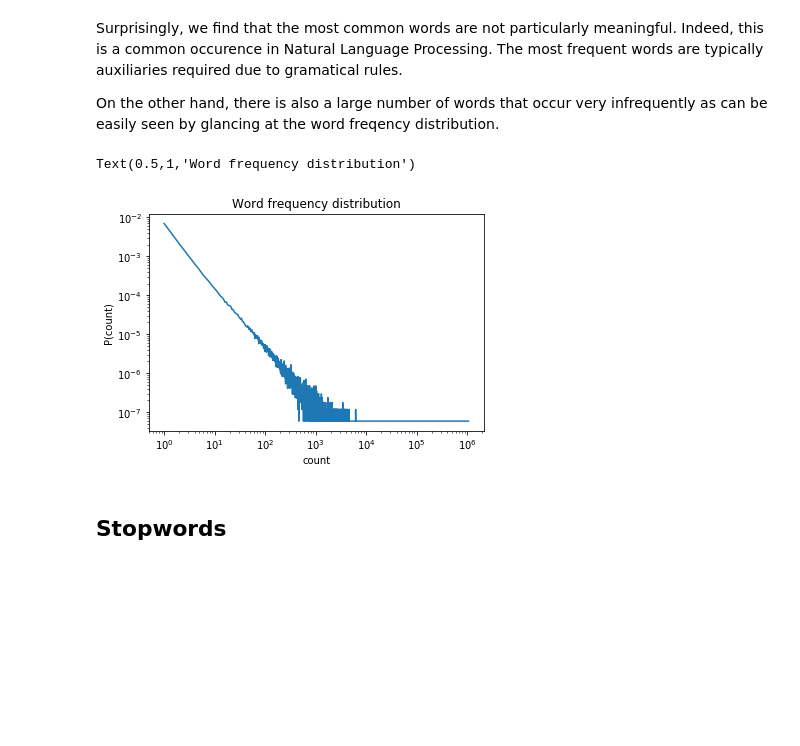
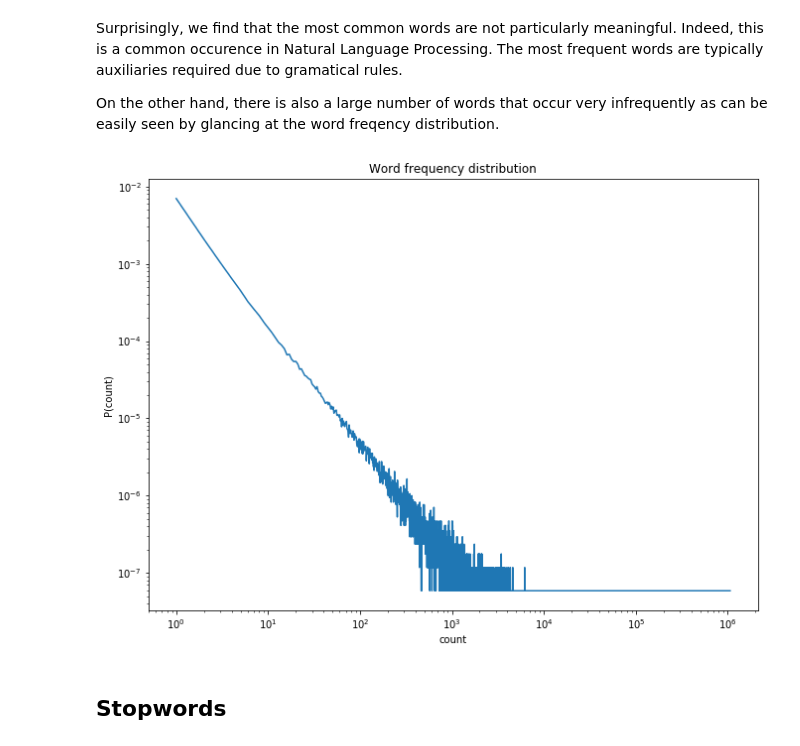
Before and after one commit to DataForScience/NLP, a Jupyter notebook: NLP Lesson 1.ipynb, the cells around one changed output. Cells and saved outputs as stored; diff of their text form; code cells hidden in the pictures; blank space fills up the shorter version.

```diff
--- a/NLP Lesson 1.ipynb
+++ b/NLP Lesson 1.ipynb
@@ -324,18 +344,18 @@ On the other hand, there is also a large number of words that occur very infrequ
 # %%
 dist = Counter(counts.values())
 dist = list(dist.items())
 dist.sort(key=lambda x:x[0])
 dist = np.array(dist)
 
 norm = np.dot(dist.T[0], dist.T[1])
 
 plt.loglog(dist.T[0], dist.T[1]/norm)
 plt.xlabel("count")
 plt.ylabel("P(count)")
 plt.title("Word frequency distribution")
+plt.gcf().set_size_inches(11, 8)
 # %% [output]
-Text(0.5,1,'Word frequency distribution')
-[figure, old version]
+[figure, new version]
 # %% [markdown]
 ## Stopwords
 # %% [markdown]
```
Also changed, not shown: parts of 10 cells of this notebook, 4 other files.
